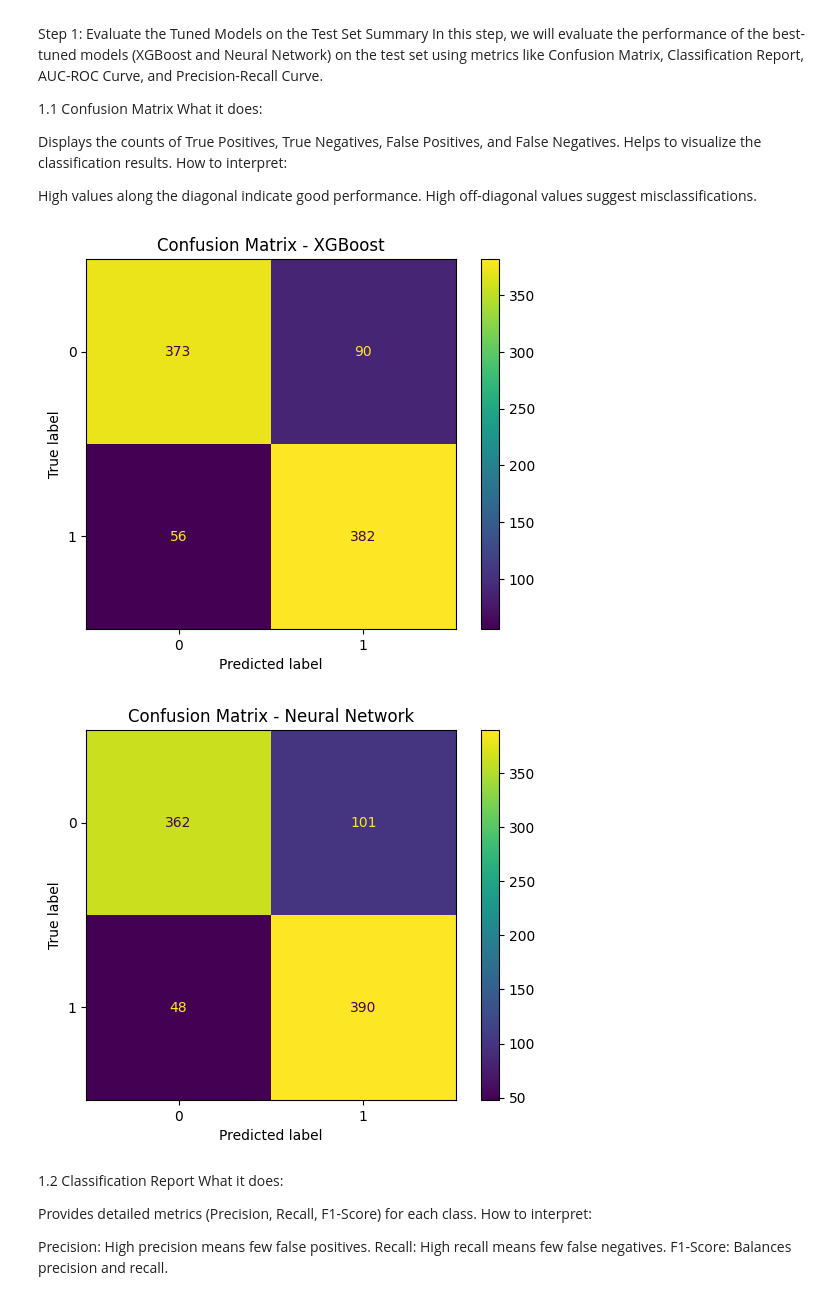
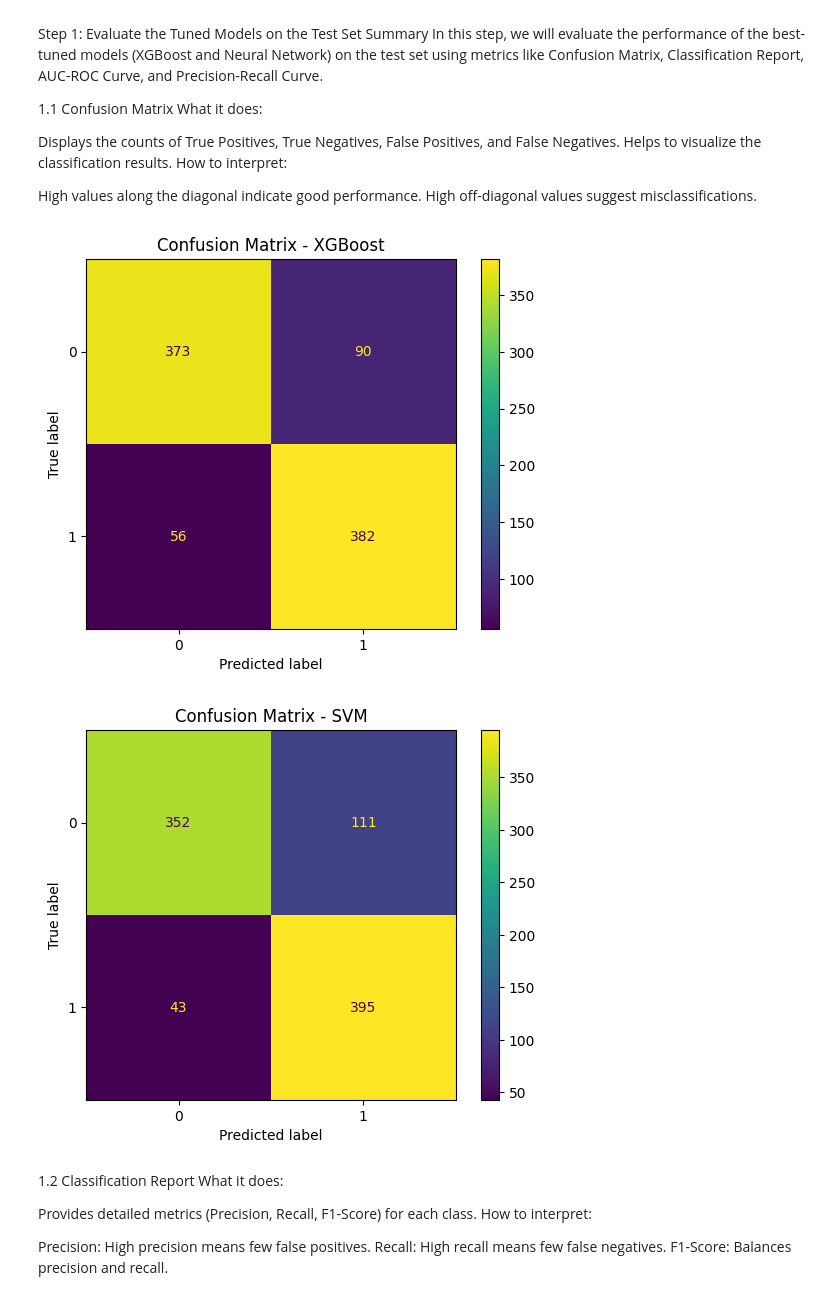
Before and after one commit to tabrezdn1/olympics-medal-prediction, a Jupyter notebook: main.ipynb, the cells around one changed output. Cells and saved outputs as stored; diff of their text form; code cells hidden in the pictures.

```diff
--- a/main.ipynb
+++ b/main.ipynb
@@ -1317,20 +1400,23 @@ Displays the counts of True Positives, True Negatives, False Positives, and Fals
 High values along the diagonal indicate good performance. High off-diagonal values suggest misclassifications.
 # %%
 def plot_confusion_matrix(y_true, y_pred, model_name):
+    """
+    Plots a confusion matrix for the given true and predicted values.
+    """
     ConfusionMatrixDisplay.from_predictions(y_true, y_pred)
     plt.title(f"Confusion Matrix - {model_name}")
     plt.show()
 
 # XGBoost Confusion Matrix
 y_xgb_pred = best_xgb.predict(X_test)
 plot_confusion_matrix(y_test, y_xgb_pred, "XGBoost")
 
-# Neural Network Confusion Matrix
-y_nn_pred = best_nn.predict(X_test_scaled)
-plot_confusion_matrix(y_test, y_nn_pred, "Neural Network")
+# SVM Confusion Matrix
+y_svm_pred = best_svm.predict(X_test_scaled)  # Scaled data for SVM
+plot_confusion_matrix(y_test, y_svm_pred, "SVM")
 # %% [output]
 [figure]
-[figure, old version]
+[figure, new version]
 # %% [markdown]
 1.2 Classification Report What it does:
 
```
Also changed, not shown: parts of 16 cells of this notebook.
